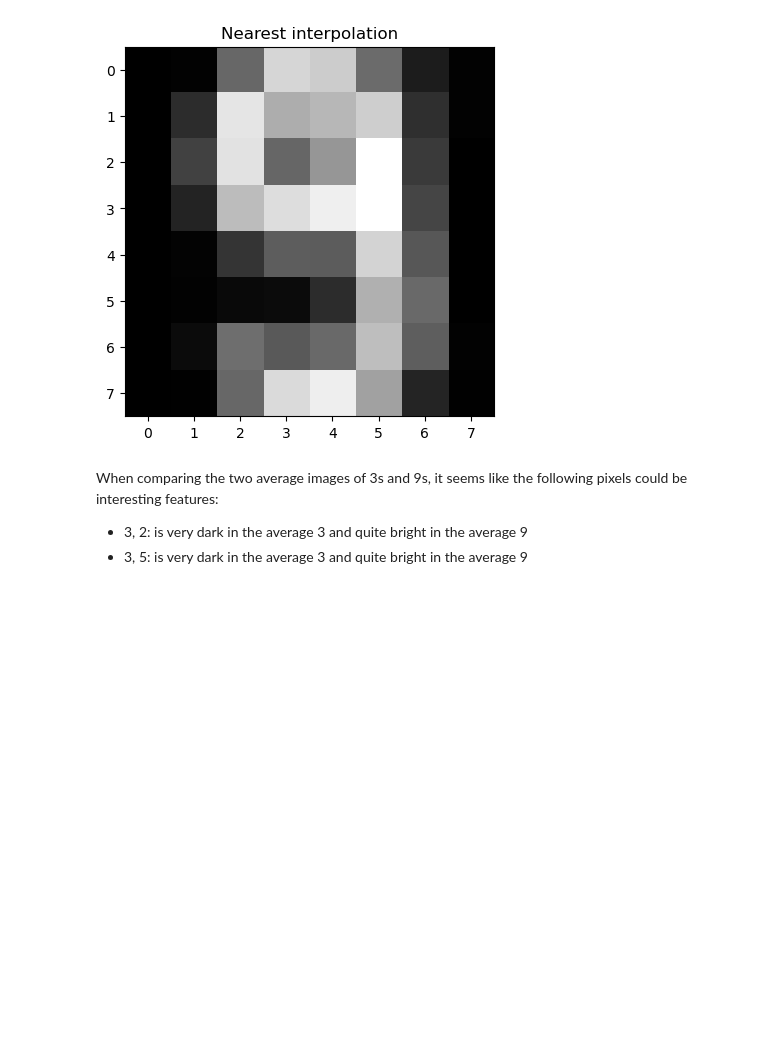
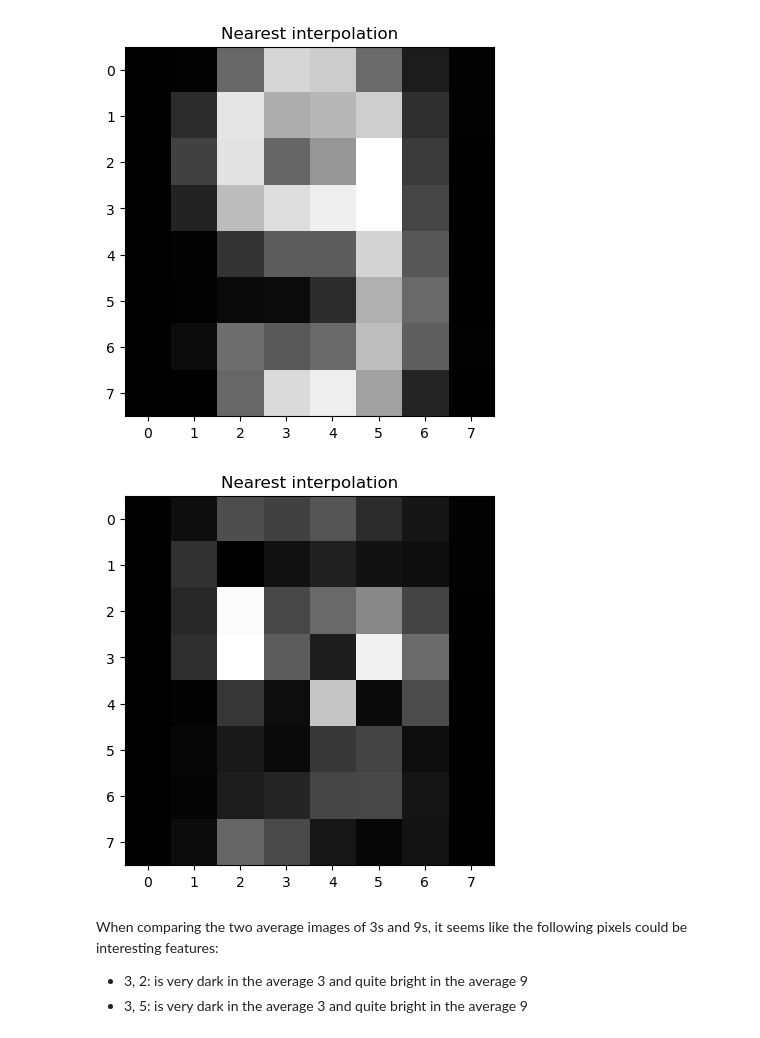
Before and after one commit to Simon-0711/ML_essentials, a Jupyter notebook: Exercise_1/1_2_Simon.ipynb, the cells around one changed output. Saved outputs shown, nothing was run; the diff lists cells and outputs as text; code cells hidden in the pictures; blank space fills up the shorter version.

```diff
--- a/Exercise_1/1_2_Simon.ipynb
+++ b/Exercise_1/1_2_Simon.ipynb
@@ -142,10 +142,10 @@ plt.show()
 image_sum = np.zeros((8, 8))
 for image in images_cleaned[idx_target_3]:
     image_sum += image
-image_avg = image_sum / len(images_cleaned[idx_target_3])
+image_avg_3 = image_sum / len(images_cleaned[idx_target_3])
 
 # Generate a 3 image
-img = image_avg
+img = image_avg_3
 
 assert 2 == len(img.shape)
 
@@ -162,10 +162,10 @@ plt.show()
 image_sum = np.zeros((8, 8))
 for image in images_cleaned[idx_target_9]:
     image_sum += image
-image_avg = image_sum / len(images_cleaned[idx_target_9])
+image_avg_9 = image_sum / len(images_cleaned[idx_target_9])
 
 # Generate a 9 image
-img = image_avg
+img = image_avg_9
 
 assert 2 == len(img.shape)
 
@@ -177,6 +177,21 @@ plt.title("Nearest interpolation")
 plt.show()
 # %% [output]
 [figure]
+# %%
+# Generate a diff image
+image_avg_diff = np.abs(image_avg_3 - image_avg_9)
+img = image_avg_diff
+
+assert 2 == len(img.shape)
+
+# Display the image with nearest interpolation
+plt.figure()
+plt.gray()
+plt.imshow(img, interpolation="nearest")
+plt.title("Nearest interpolation")
+plt.show()
+# %% [output]
+[figure, added]
 # %% [markdown]
 When comparing the two average images of 3s and 9s, it seems like the following pixels could be interesting features:
 - 3, 2: is very dark in the average 3 and quite bright in the average 9
```
